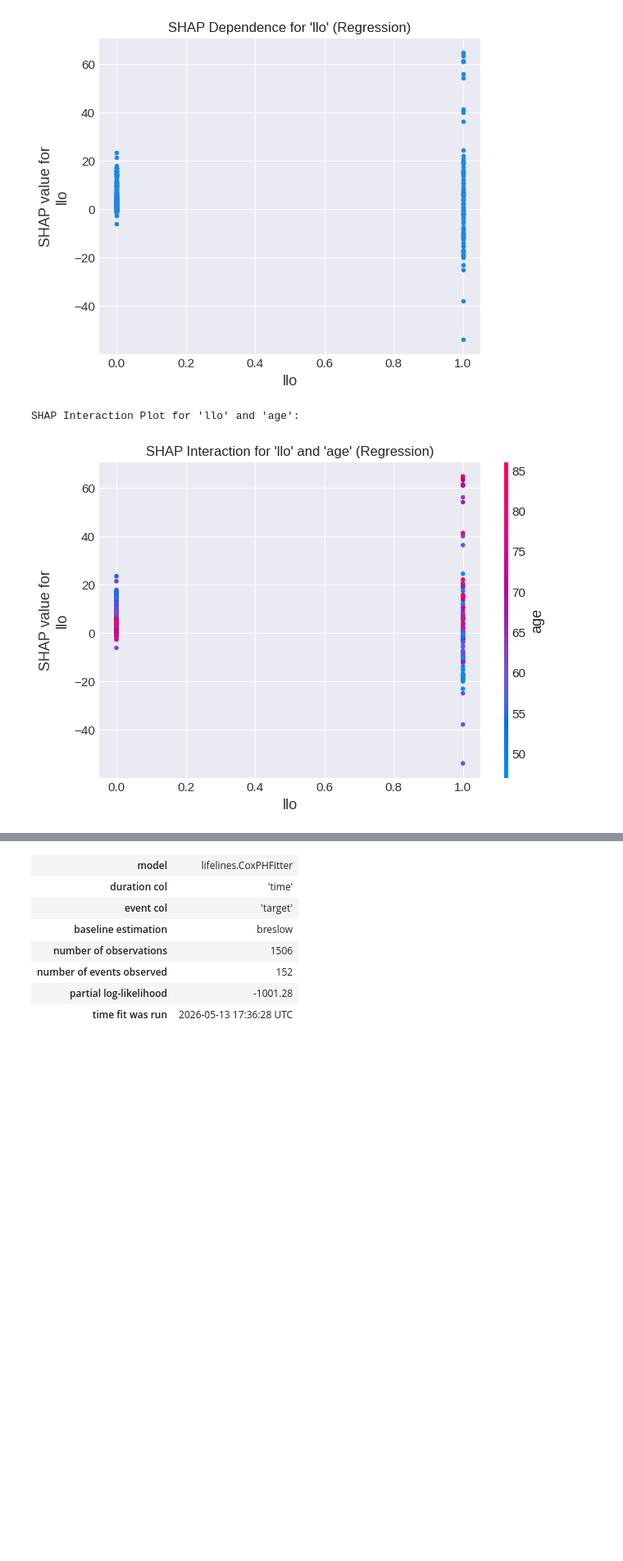
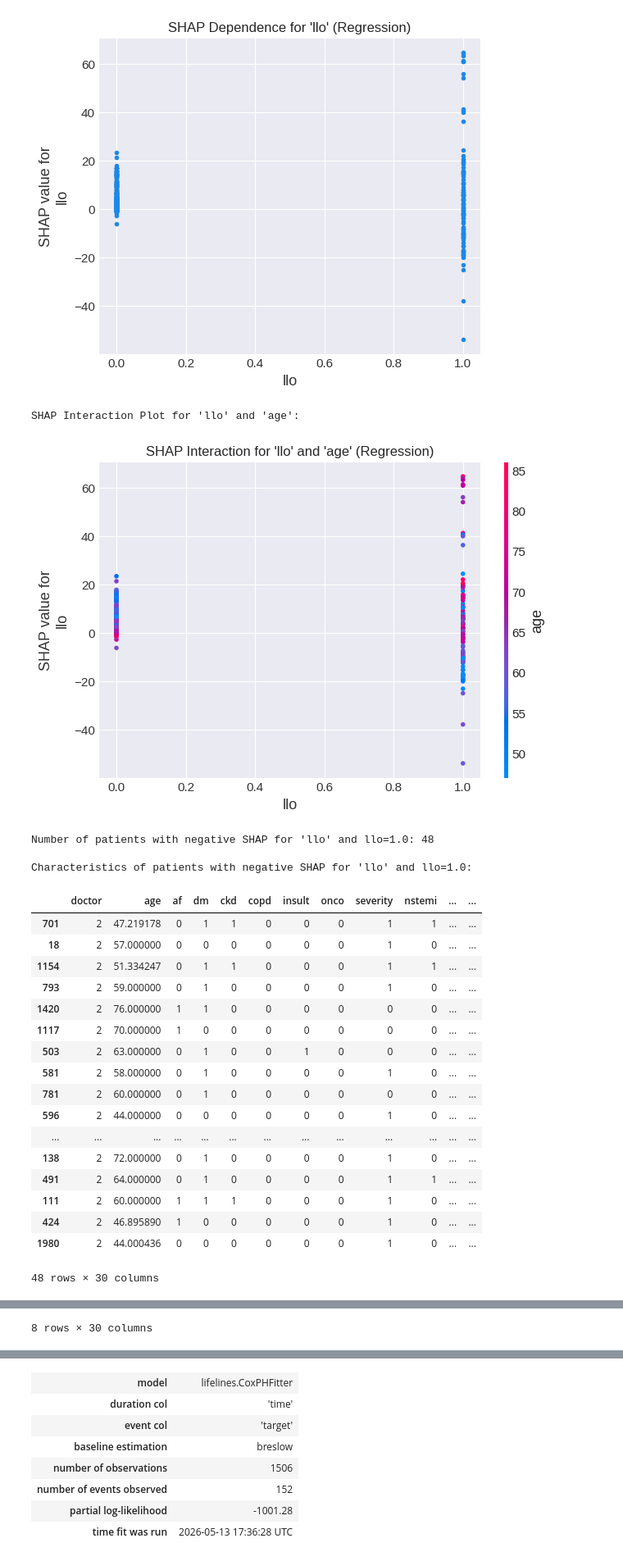
Before and after one commit to D2718281828nis/BioMedAI-Heart-Desease-LifeTime-Forecast, a Jupyter notebook: Analyse_LLO_feature_importance.ipynb, the cells around one changed output, grey strips where cells are left out. Shown at 82% size. Cells and saved outputs as stored; diff of their text form; code cells hidden in the pictures; blank space fills up the shorter version.

```diff
--- a/Analyse_LLO_feature_importance.ipynb
+++ b/Analyse_LLO_feature_importance.ipynb
@@ -588,11 +584,63 @@ Overall SHAP Summary Plot for Gradient Boosting Regressor:
 Mean SHAP value for 'llo' on predicting 'time': 3.7868
 SHAP Dependence Plot for 'llo' on predicting 'time':
 [figure]
-# %%
-print("SHAP Interaction Plot for 'llo' and 'age':")
-shap.dependence_plot('llo', shap_values, X_test, feature_names=X_test.columns, interaction_index='age', show=False)
-plt.title("SHAP Interaction for 'llo' and 'age' (Regression)")
-plt.show()
-# %% [output]
-SHAP Interaction Plot for 'llo' and 'age':
-[figure, removed]
+# %%
+print("SHAP Interaction Plot for 'llo' and 'age':")
+shap.dependence_plot('llo', shap_values, X_test, feature_names=X_test.columns, interaction_index='age', show=False)
+plt.title("SHAP Interaction for 'llo' and 'age' (Regression)")
+plt.show()
+
+# Analyze patients with negative SHAP value for 'llo' and llo=1.0
+
+llo_idx = list(X_test.columns).index('llo') # Ensure llo_idx is correctly retrieved
+
+# Filter for negative SHAP values for 'llo'
+negative_llo_shap_mask = shap_values[:, llo_idx] < 0
+
+# Filter for 'llo' feature value equal to 1.0
+llo_is_one_mask = X_test['llo'] == 1.0
+
+# Combine both conditions
+target_patients_mask = negative_llo_shap_mask & llo_is_one_mask
+
+# Get the subset of X_test for these patients
+target_patients_data = X_test[target_patients_mask]
+
+# Get the SHAP values for these specific patients and the 'llo' feature
+target_patients_llo_shap = shap_values[target_patients_mask, llo_idx]
+
+print(f"\nNumber of patients with negative SHAP for 'llo' and llo=1.0: {len(target_patients_data)}")
+
+if not target_patients_data.empty:
+    print("\nCharacteristics of patients with negative SHAP for 'llo' and llo=1.0:")
+    display(target_patients_data)
+    print("\nCorresponding SHAP values for 'llo' for these patients:")
+    print(target_patients_llo_shap)
+    print("\nDescriptive statistics for these patients:")
+    display(target_patients_data.describe())
+else:
+    print("No patients found matching the criteria (negative SHAP for 'llo' and llo=1.0).")
+# %% [output]
+SHAP Interaction Plot for 'llo' and 'age':
+[figure, added]
+Number of patients with negative SHAP for 'llo' and llo=1.0: 48
+
+Characteristics of patients with negative SHAP for 'llo' and llo=1.0:
+|  | doctor | age | af | dm | ckd | copd | insult | onco | severity | nstemi | ... | ... |
+| 701 | 2 | 47.219178 | 0 | 1 | 1 | 0 | 0 | 0 | 1 | 1 | ... | ... |
+| 18 | 2 | 57.000000 | 0 | 0 | 0 | 0 | 0 | 0 | 1 | 0 | ... | ... |
+| 1154 | 2 | 51.334247 | 0 | 1 | 1 | 0 | 0 | 0 | 1 | 1 | ... | ... |
+| 793 | 2 | 59.000000 | 0 | 1 | 0 | 0 | 0 | 0 | 1 | 0 | ... | ... |
+| 1420 | 2 | 76.000000 | 1 | 1 | 0 | 0 | 0 | 0 | 0 | 0 | ... | ... |
+| 1117 | 2 | 70.000000 | 1 | 0 | 0 | 0 | 0 | 0 | 0 | 0 | ... | ... |
+| 503 | 2 | 63.000000 | 0 | 1 | 0 | 0 | 1 | 0 | 0 | 0 | ... | ... |
+| 581 | 2 | 58.000000 | 0 | 1 | 0 | 0 | 0 | 0 | 1 | 0 | ... | ... |
+| 781 | 2 | 60.000000 | 0 | 1 | 0 | 0 | 0 | 0 | 0 | 0 | ... | ... |
+| 596 | 2 | 44.000000 | 0 | 0 | 0 | 0 | 0 | 0 | 1 | 0 | ... | ... |
+| ... | ... | ... | ... | ... | ... | ... | ... | ... | ... | ... | ... | ... |
+| 138 | 2 | 72.000000 | 0 | 1 | 0 | 0 | 0 | 0 | 1 | 0 | ... | ... |
+| 491 | 2 | 64.000000 | 0 | 1 | 0 | 0 | 0 | 0 | 1 | 1 | ... | ... |
+| 111 | 2 | 60.000000 | 1 | 1 | 1 | 0 | 0 | 0 | 1 | 0 | ... | ... |
+| 424 | 2 | 46.895890 | 1 | 0 | 0 | 0 | 0 | 0 | 1 | 0 | ... | ... |
+| 1980 | 2 | 44.000436 | 0 | 0 | 0 | 0 | 0 | 0 | 1 | 0 | ... | ... |
+48 rows × 30 columns
@@ -598,0 +669 @@ SHAP Interaction Plot for 'llo' and 'age':
+8 rows × 30 columns
```
Also changed, not shown: parts of 14 cells of this notebook.
